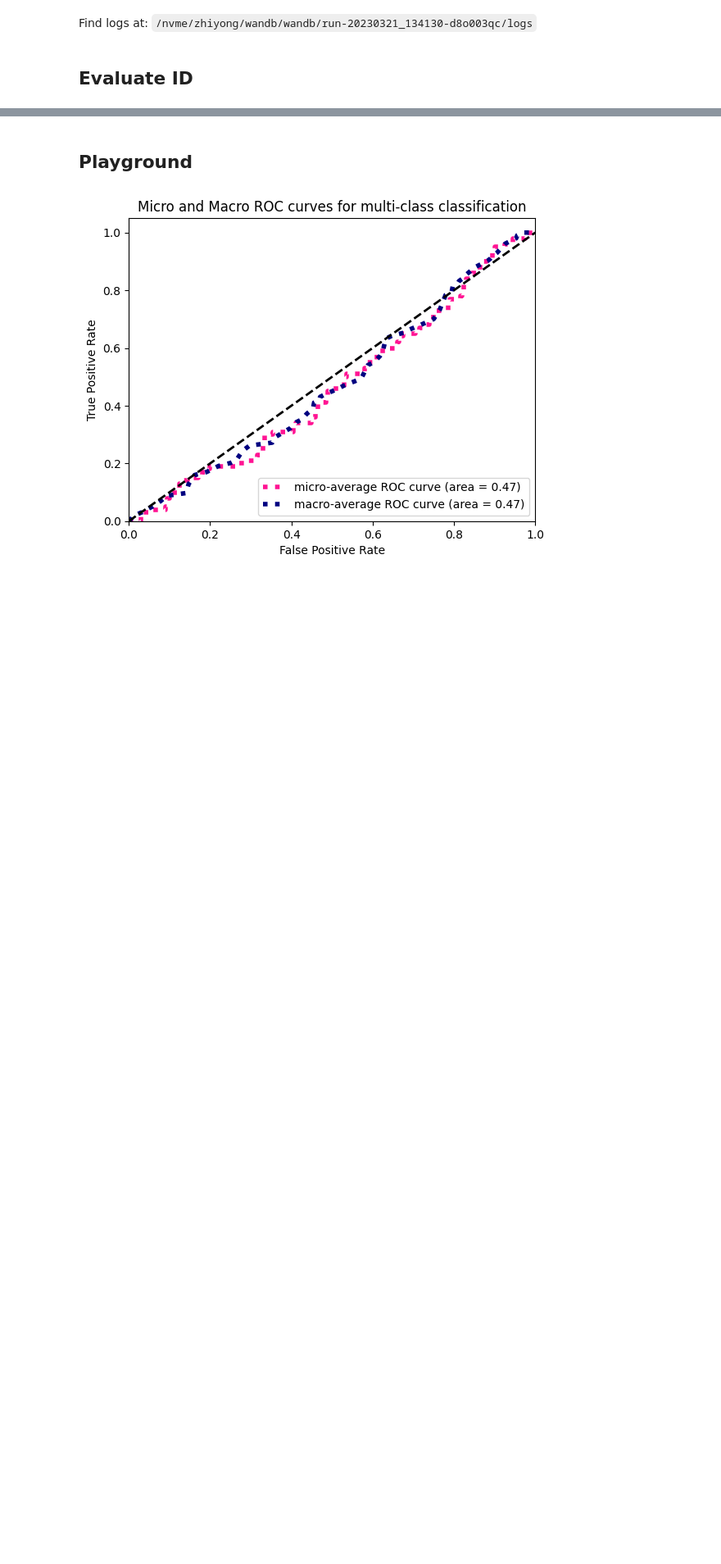
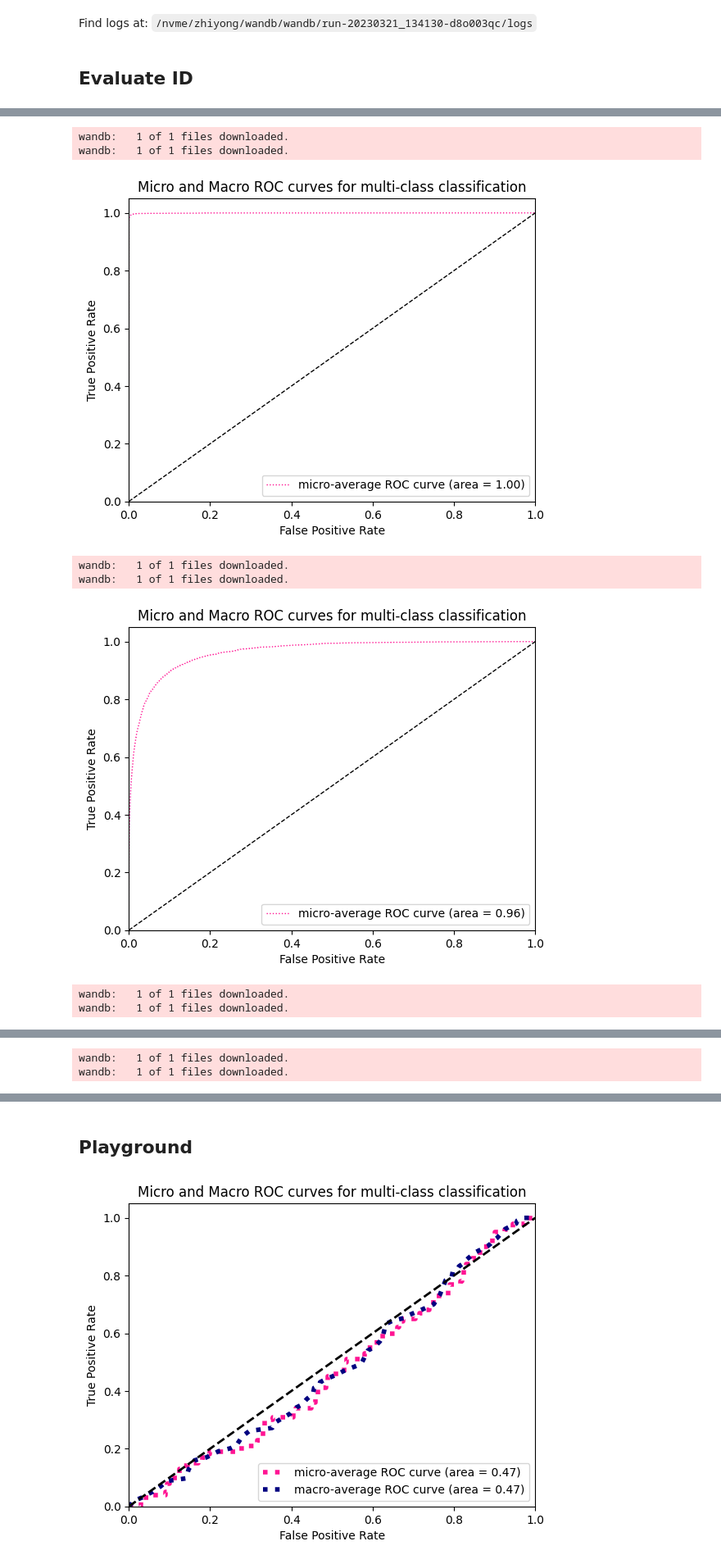
Before and after one commit to zhiyongchenGREAT/FedSPK, a Jupyter notebook: eval_id1 copy.ipynb, the cells around one changed output, grey strips where cells are left out. Shown at 82% size. Drawn from its saved outputs; the diff is of its cells as text; code cells hidden in the pictures; blank space fills up the shorter version.

```diff
--- a/eval_id1 copy.ipynb
+++ b/eval_id1 copy.ipynb
@@ -406,0 +636,50 @@ datadir = artifact.download()
+# %%
+# result for "ID_models for STD: centerized training.pth"
+result_dict_2 = {}
+
+for idx_l in range(12):
+    # downloads wandb artifacts to local
+    import wandb
+
+    api = wandb.Api()
+    artifact = api.artifact('greatml/FedSPK/ID_output_prob%d:v1'%(idx_l+1))
+
+    datadir = artifact.download()
+
+    # read the numpy array from the downloaded file
+    import numpy as np
+    a = np.load(datadir+'/ID_output_prob%d.npy'%(idx_l+1))
+
+    # downloads the label
+    import wandb
+
+    api = wandb.Api()
+    artifact = api.artifact('greatml/FedSPK/ID_label_list%d:v0'%(idx_l+1))
+
+    datadir = artifact.download()
+
+    # read the numpy array from the downloaded file
+    import numpy as np
+    b = np.load(datadir+'/ID_label_list%d.npy'%(idx_l+1))
+
+    dictkeys = generate_dictkeys("/workspace/flearn_data/IDtrain_list_G%d.txt"%(idx_l+1))
+
+    # create a numpy int array
+    c = np.zeros(len(b), dtype=int)
+
+    for idx, i in enumerate(b):
+        c[idx] = dictkeys[i]
+
+    # get the roc
+    fpr, tpr, roc_auc = plot_roc_curve(c, a, len(dictkeys))
+
+    result_dict_2['G%d' % (idx_l+1)] = [fpr, tpr, roc_auc]
+# %% [output]
+wandb:   1 of 1 files downloaded.
+wandb:   1 of 1 files downloaded.
+[figure, added]
+wandb:   1 of 1 files downloaded.
+wandb:   1 of 1 files downloaded.
+[figure, added]
+wandb:   1 of 1 files downloaded.
+wandb:   1 of 1 files downloaded.
@@ -406,0 +687,2 @@ datadir = artifact.download()
+wandb:   1 of 1 files downloaded.
+wandb:   1 of 1 files downloaded.
```
Also changed, not shown: parts of 23 cells of this notebook, 1 other file.
